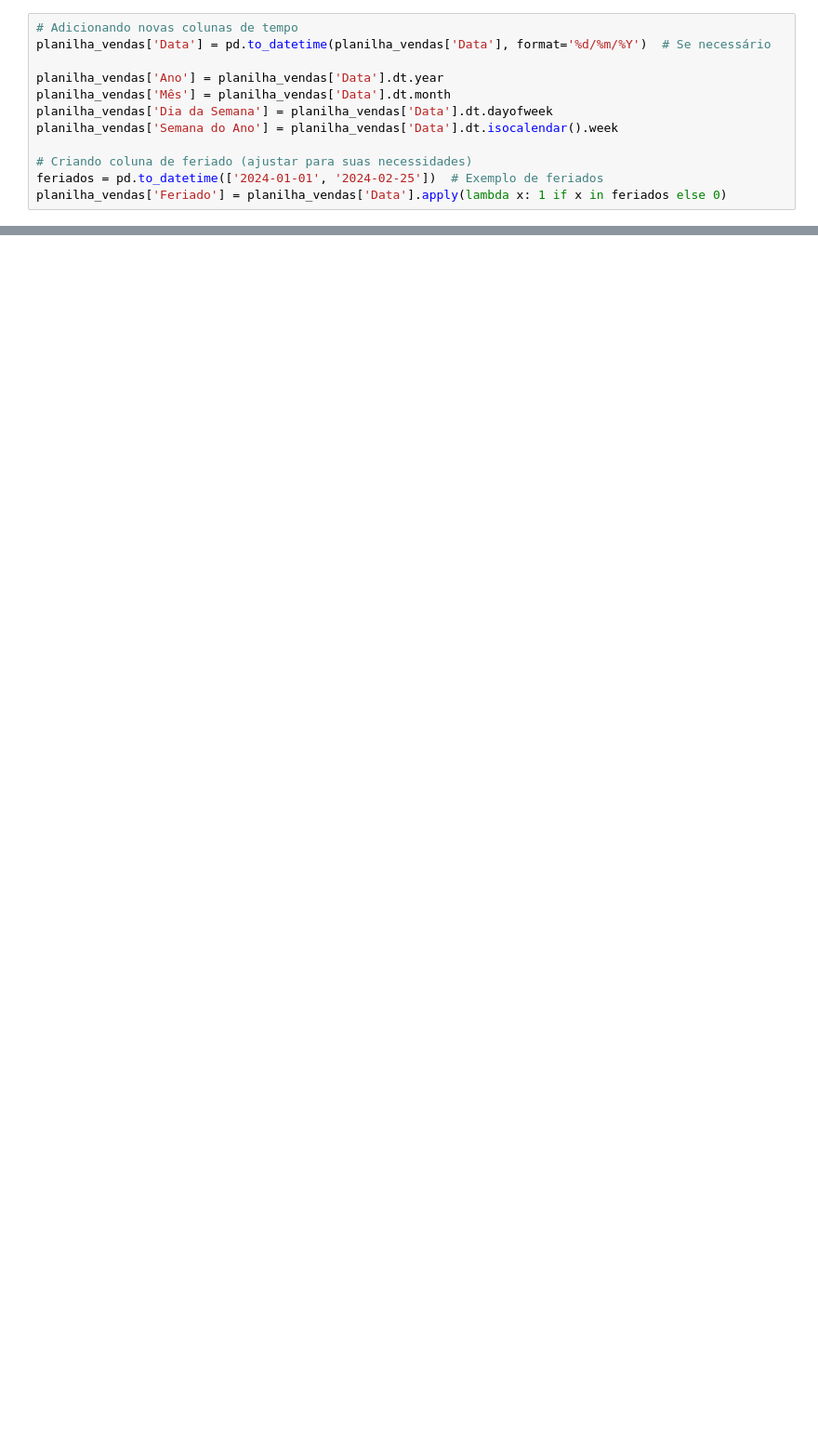
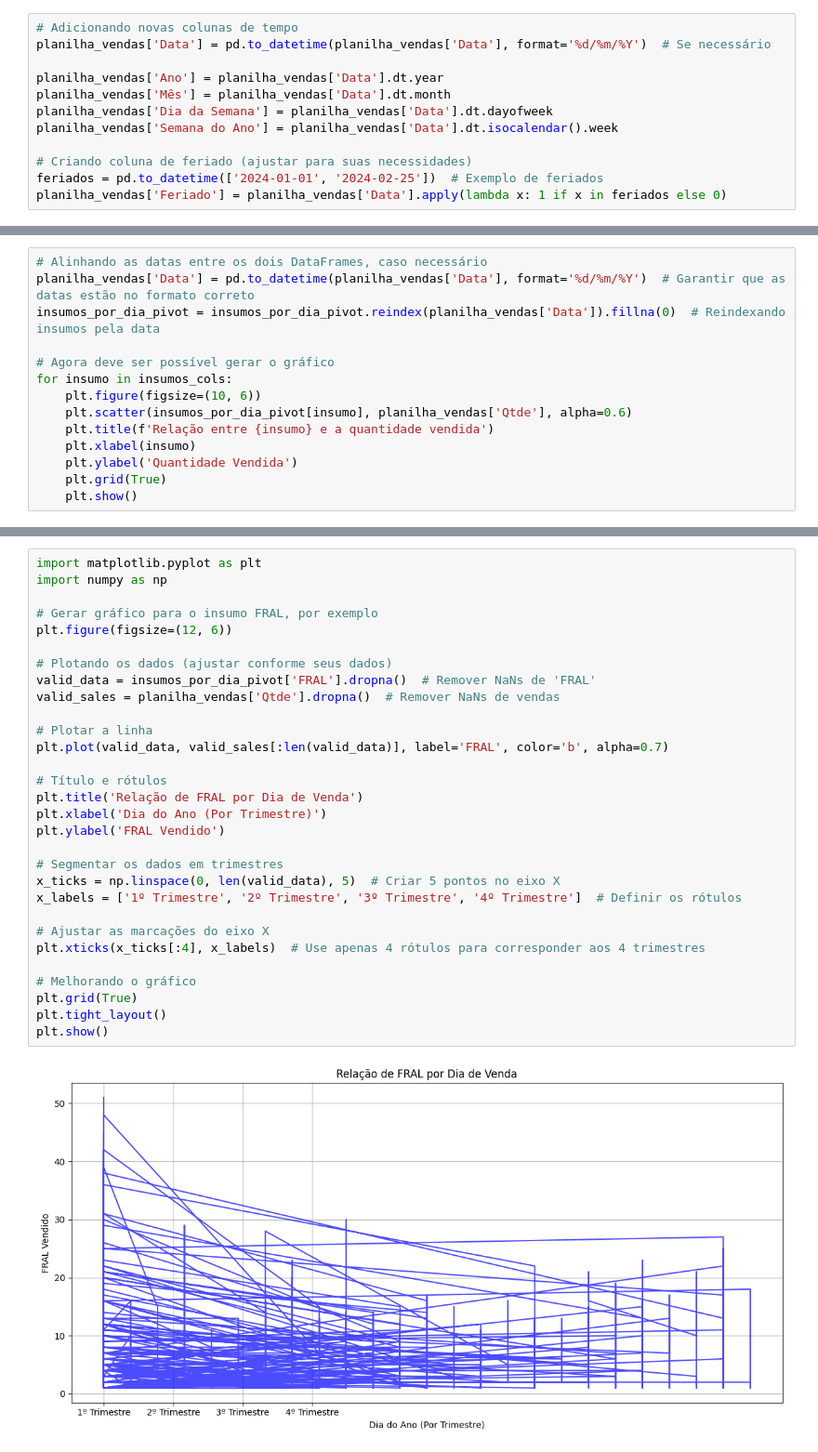
Before and after one commit to magomandetta/AI_Sales_Predict, a Jupyter notebook: PreFixos_Vendas.ipynb, the cells around one changed output, grey strips where cells are left out. Shown at 93% size. Saved outputs shown, nothing was run; the diff lists cells and outputs as text; blank space fills up the shorter version.

```diff
--- a/PreFixos_Vendas.ipynb
+++ b/PreFixos_Vendas.ipynb
@@ -506,0 +357,14 @@ Epoch 100/100
+# %%
+# Alinhando as datas entre os dois DataFrames, caso necessário
+planilha_vendas['Data'] = pd.to_datetime(planilha_vendas['Data'], format='%d/%m/%Y')  # Garantir que as datas estão no formato correto
+insumos_por_dia_pivot = insumos_por_dia_pivot.reindex(planilha_vendas['Data']).fillna(0)  # Reindexando insumos pela data
+
+# Agora deve ser possível gerar o gráfico
+for insumo in insumos_cols:
+    plt.figure(figsize=(10, 6))
+    plt.scatter(insumos_por_dia_pivot[insumo], planilha_vendas['Qtde'], alpha=0.6)
+    plt.title(f'Relação entre {insumo} e a quantidade vendida')
+    plt.xlabel(insumo)
+    plt.ylabel('Quantidade Vendida')
+    plt.grid(True)
+    plt.show()
@@ -506,0 +377,32 @@ Epoch 100/100
+# %%
+import matplotlib.pyplot as plt
+import numpy as np
+
+# Gerar gráfico para o insumo FRAL, por exemplo
+plt.figure(figsize=(12, 6))
+
+# Plotando os dados (ajustar conforme seus dados)
+valid_data = insumos_por_dia_pivot['FRAL'].dropna()  # Remover NaNs de 'FRAL'
+valid_sales = planilha_vendas['Qtde'].dropna()  # Remover NaNs de vendas
+
+# Plotar a linha
+plt.plot(valid_data, valid_sales[:len(valid_data)], label='FRAL', color='b', alpha=0.7)
+
+# Título e rótulos
+plt.title('Relação de FRAL por Dia de Venda')
+plt.xlabel('Dia do Ano (Por Trimestre)')
+plt.ylabel('FRAL Vendido')
+
+# Segmentar os dados em trimestres
+x_ticks = np.linspace(0, len(valid_data), 5)  # Criar 5 pontos no eixo X
+x_labels = ['1º Trimestre', '2º Trimestre', '3º Trimestre', '4º Trimestre']  # Definir os rótulos
+
+# Ajustar as marcações do eixo X
+plt.xticks(x_ticks[:4], x_labels)  # Use apenas 4 rótulos para corresponder aos 4 trimestres
+
+# Melhorando o gráfico
+plt.grid(True)
+plt.tight_layout()
+plt.show()
+# %% [output]
+[figure, added]
```
Also changed, not shown: parts of 21 cells of this notebook, 17 other files.
